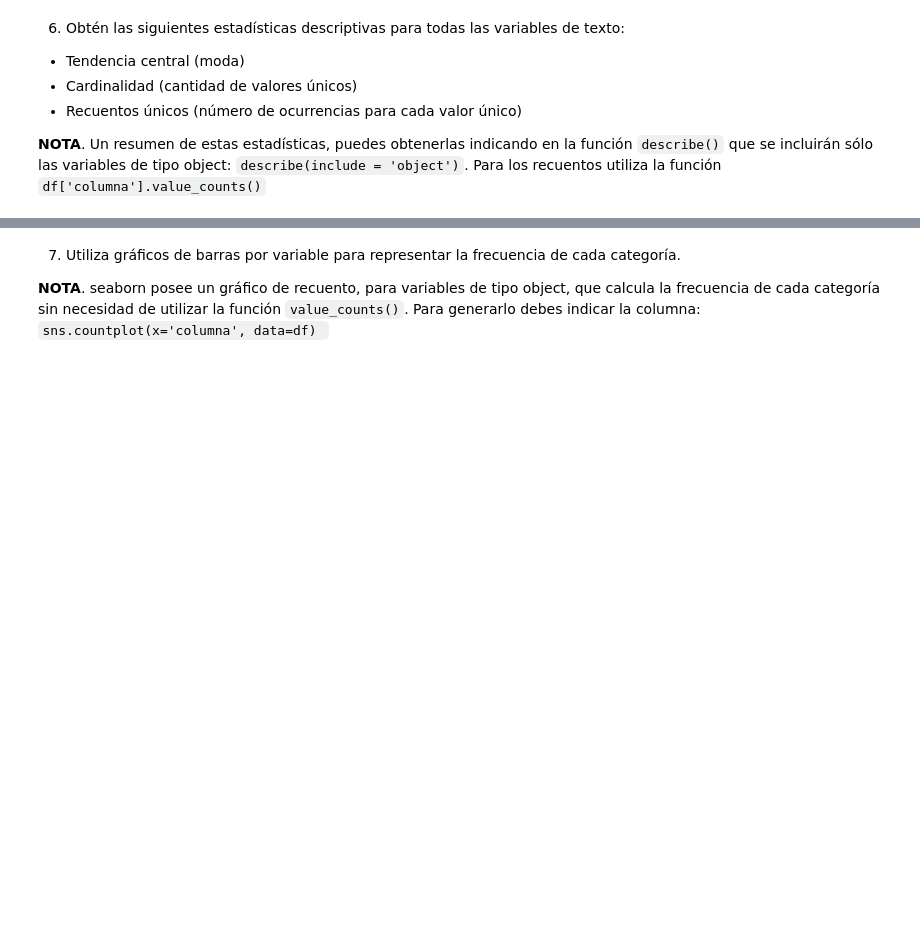
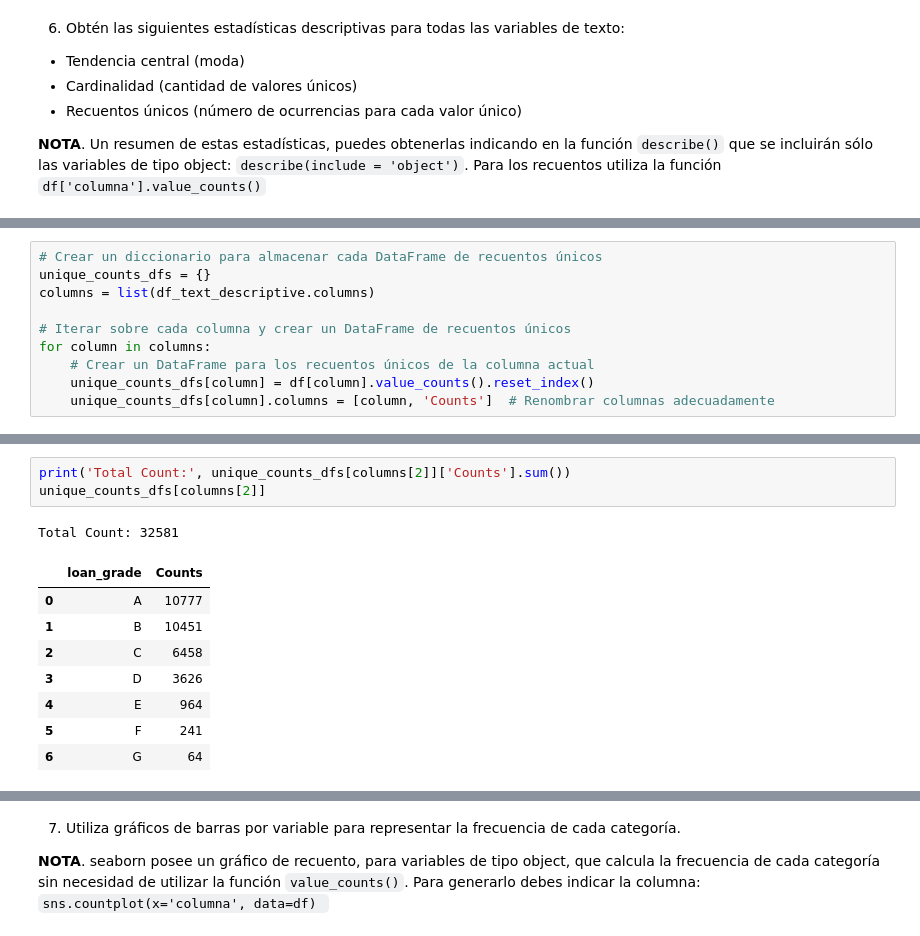
Before and after one commit to GeminiNetSailor/Data-science-and-analytics, a Jupyter notebook: 4.2 Actividad 4. EDA/Actividad4EDA.ipynb, the cells around one changed output, grey strips where cells are left out. Cells and saved outputs as stored; diff of their text form; blank space fills up the shorter version.

```diff
--- a/4.2 Actividad 4. EDA/Actividad4EDA.ipynb
+++ b/4.2 Actividad 4. EDA/Actividad4EDA.ipynb
@@ -282,0 +276,10 @@ df_text_descriptive_stats
+# %%
+# Crear un diccionario para almacenar cada DataFrame de recuentos únicos
+unique_counts_dfs = {}
+columns = list(df_text_descriptive.columns)
+
+# Iterar sobre cada columna y crear un DataFrame de recuentos únicos
+for column in columns:
+    # Crear un DataFrame para los recuentos únicos de la columna actual
+    unique_counts_dfs[column] = df[column].value_counts().reset_index()
+    unique_counts_dfs[column].columns = [column, 'Counts']  # Renombrar columnas adecuadamente
@@ -282,0 +308,13 @@ df_text_descriptive_stats
+# %%
+print('Total Count:', unique_counts_dfs[columns[2]]['Counts'].sum())
+unique_counts_dfs[columns[2]]
+# %% [output]
+Total Count: 32581
+|  | loan_grade | Counts |
+| 0 | A | 10777 |
+| 1 | B | 10451 |
+| 2 | C | 6458 |
+| 3 | D | 3626 |
+| 4 | E | 964 |
+| 5 | F | 241 |
+| 6 | G | 64 |
```
Also changed, not shown: parts of 5 cells of this notebook.
